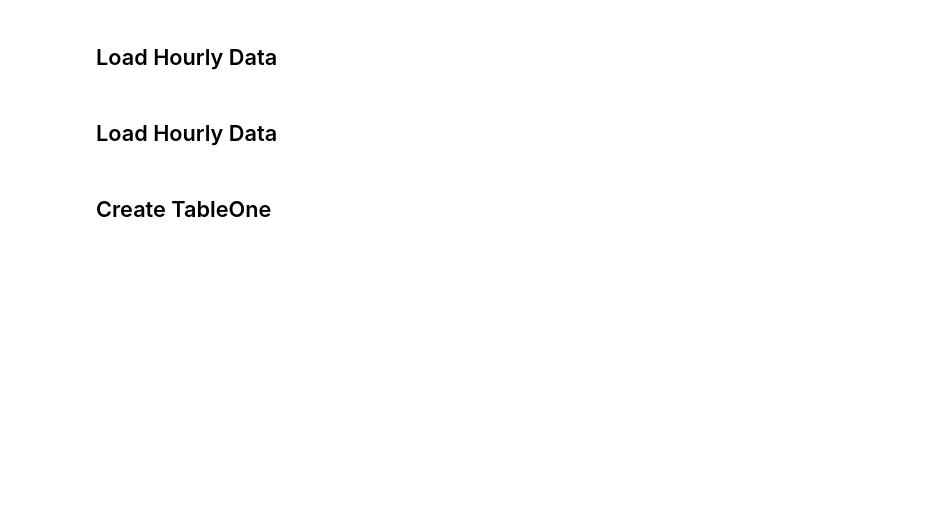
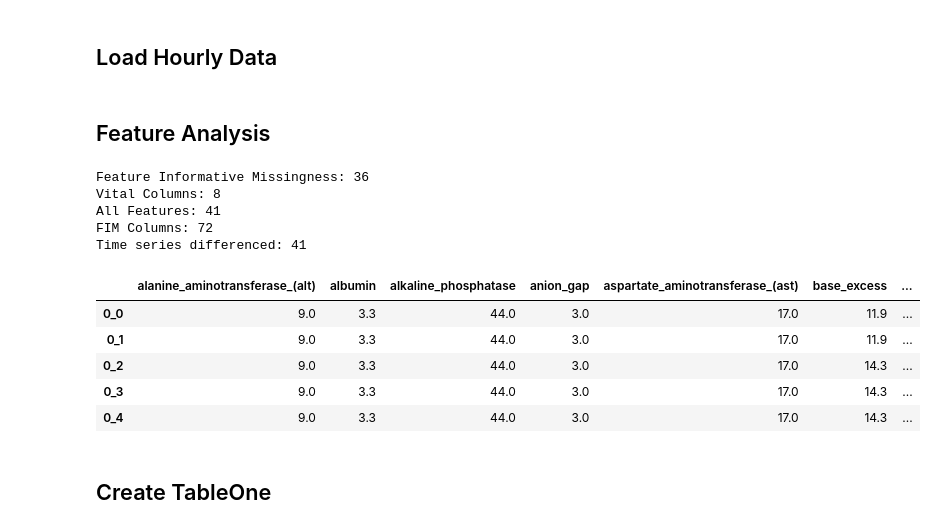
Before and after one commit to JSmith146/medicalbiasdetection, a Jupyter notebook: 5_MedicalBiasDetection_Paper_TableOne.ipynb, the cells around one changed output. Cells and saved outputs as stored; diff of their text form; code cells hidden in the pictures; blank space fills up the shorter version.

```diff
--- a/5_MedicalBiasDetection_Paper_TableOne.ipynb
+++ b/5_MedicalBiasDetection_Paper_TableOne.ipynb
@@ -92,7 +77,37 @@ df = pd.concat(data_arr,axis=0)
-# %% [markdown]
-## Load Hourly Data
 # %%
 df = cohort.load_hourly_data(config)
+# %% [markdown]
+## Feature Analysis
+# %%
+ # get feature informative missing columns
+fim_cols = config['preprocess']['fim_cols']
+print(f"Feature Informative Missingness: {len(fim_cols)}")
+
+#  get vital sign columns
+vital_cols = config['preprocess']['vital_cols']
+print(f"Vital Columns: {len(vital_cols)}")
+# [print(x) for x in vital_cols]
+# get time series columns
+time_series_cols = config['preprocess']['time_series_cols']
+print(f"All Features: {len(time_series_cols)}")
+all_fim_cols = [x for x in df.columns if ("_f1" in x) or ("_f2" in x)]
+print(f"FIM Columns: {len(all_fim_cols)}")
+diff_cols = [x for x in df.columns if "_diff" in x]
+print(f"Time series differenced: {len(diff_cols)}")
+df.head()
+agg = ["mean_", "median_", "min_", "max_", "std_", "dstd_"]
+# %% [output]
+Feature Informative Missingness: 36
+Vital Columns: 8
+All Features: 41
+FIM Columns: 72
+Time series differenced: 41
+|  | alanine_aminotransferase_(alt) | albumin | alkaline_phosphatase | anion_gap | aspartate_aminotransferase_(ast) | base_excess | ... |
+| 0_0 | 9.0 | 3.3 | 44.0 | 3.0 | 17.0 | 11.9 | ... |
+| 0_1 | 9.0 | 3.3 | 44.0 | 3.0 | 17.0 | 11.9 | ... |
+| 0_2 | 9.0 | 3.3 | 44.0 | 3.0 | 17.0 | 14.3 | ... |
+| 0_3 | 9.0 | 3.3 | 44.0 | 3.0 | 17.0 | 14.3 | ... |
+| 0_4 | 9.0 | 3.3 | 44.0 | 3.0 | 17.0 | 14.3 | ... |
 # %% [markdown]
 ## Create TableOne
 # %%
```
Also changed, not shown: parts of 4 cells of this notebook, 8 other files.
